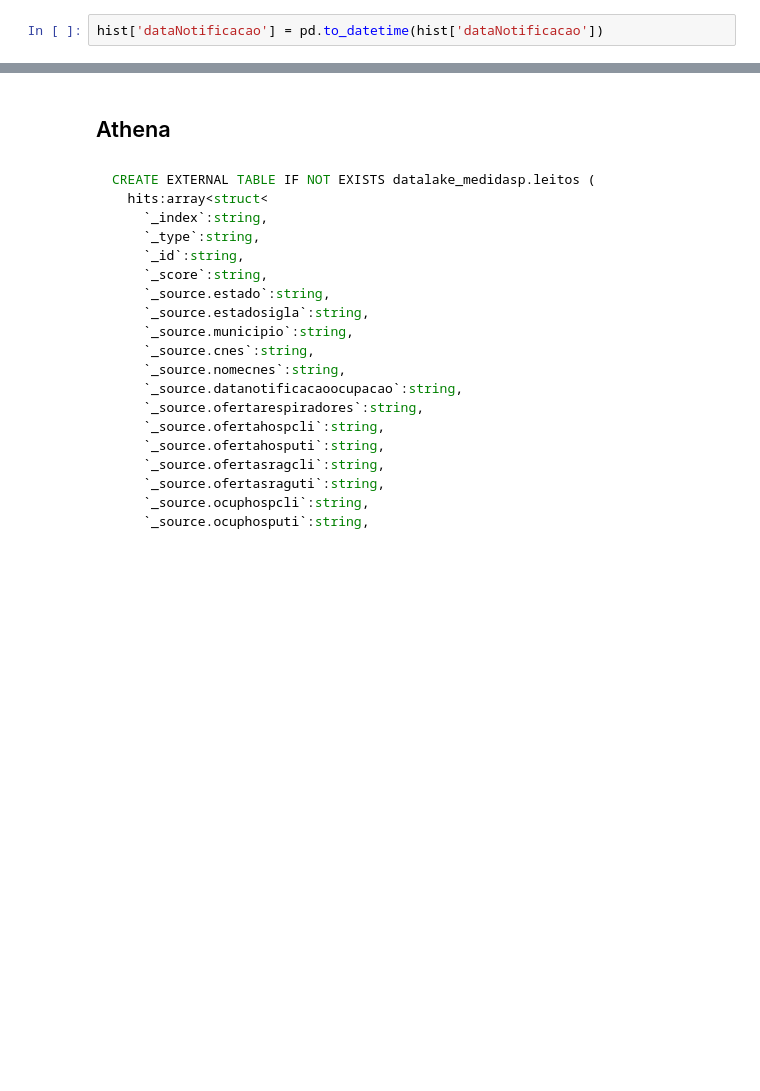
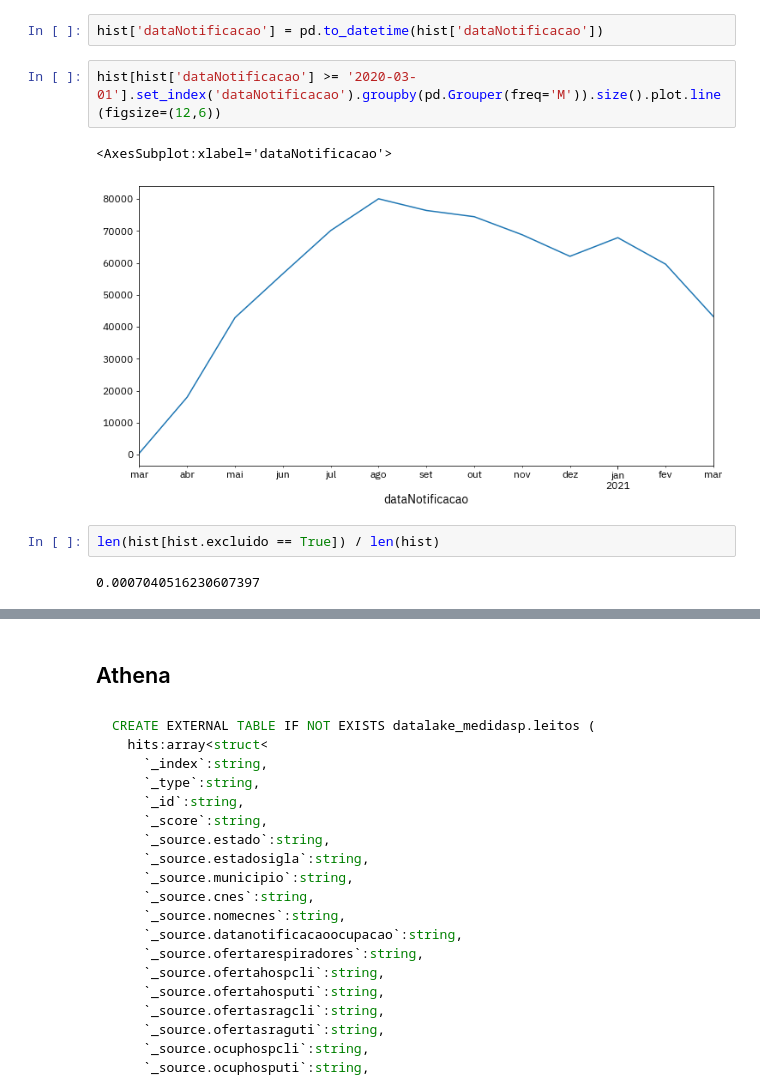
Before and after one commit to okfn-brasil/transparencia-leitos-covid-analise, a Jupyter notebook: Analysis.ipynb, the cells around one changed output, grey strips where cells are left out. Saved outputs shown, nothing was run; the diff lists cells and outputs as text; blank space fills up the shorter version.

```diff
--- a/Analysis.ipynb
+++ b/Analysis.ipynb
@@ -820,5 +847,14 @@ df[(df.estadoSigla == 'SP') & df.has_uti_proxy == True].sort_values('totalOcupUt
 # %%
 hist['dataNotificacao'] = pd.to_datetime(hist['dataNotificacao'])
+# %%
+hist[hist['dataNotificacao'] >= '2020-03-01'].set_index('dataNotificacao').groupby(pd.Grouper(freq='M')).size().plot.line(figsize=(12,6))
+# %% [output]
+<AxesSubplot:xlabel='dataNotificacao'>
+[figure, added]
+# %%
+len(hist[hist.excluido == True]) / len(hist)
+# %% [output]
+0.0007040516230607397
 # %%
 with pd.option_context('display.max_rows', None, 'display.max_columns', None):
     print('---> dado série histórica \n')
```
Also changed, not shown: parts of 22 cells of this notebook.
